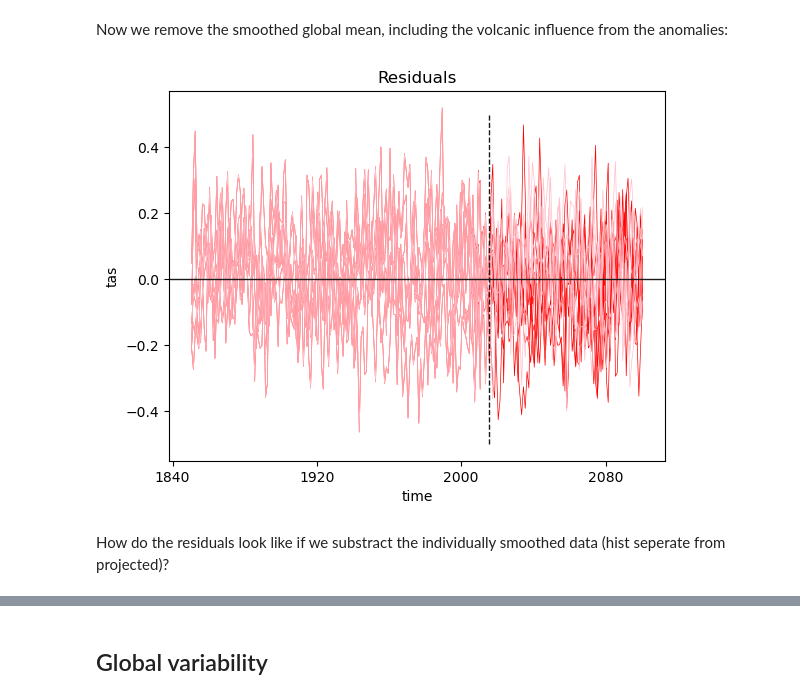
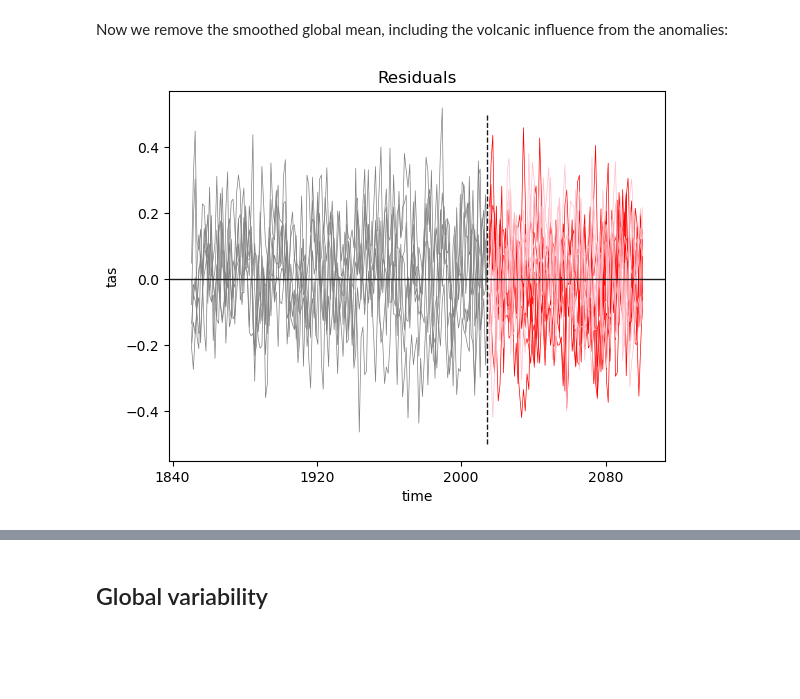
Before and after one commit to MESMER-group/mesmer, a Jupyter notebook: examples/Dataset_surfer.ipynb, the cells around one changed output, grey strips where cells are left out. Saved outputs shown, nothing was run; the diff lists cells and outputs as text; code cells hidden in the pictures; blank space fills up the shorter version.

```diff
--- a/examples/Dataset_surfer.ipynb
+++ b/examples/Dataset_surfer.ipynb
@@ -308,3 +248,0 @@ We now apply the volcanic forcing to the smoothed timeseries over the whole peri
-# %%
-# make global mean for all members for concatenated historical and future data
-tas_globmean = mesmer.weighted.global_mean(tas_anoms)
@@ -321,6 +248,0 @@ Here we now take a mean over the ensemble members, before smoothing them. It is
-# %%
-# make mean over the ensemble members and smooth them
-tas_globmean_smoothed = mesmer.stats.lowess(
-    tas_globmean.mean("member"), "time", n_steps=n_steps, use_coords=False
-)
-tas_globmean_smoothed
@@ -337,7 +251,7 @@ Now we superimpose the volcanic influence on each scenario's smoothed time serie
 # %%
-# superimpose the volcanic forcing on both scenarios individually
-tas_globmean_volc = mesmer.volc.superimpose_volcanic_influence(
-    tas_globmean_smoothed, volcanic_params, hist_period=HIST_PERIOD, dim="time"
+# superimpose the volcanic forcing on historical data
+tas_globmean_smoothed["historical"] = mesmer.volc.superimpose_volcanic_influence(
+    tas_globmean_smoothed["historical"], volcanic_params, hist_period=HIST_PERIOD, dim="time"
 )
 # %%
 f, ax = plt.subplots()
@@ -411,23 +296,25 @@ tas_hist_globmean_volc.tas.plot.line(
 # %% [markdown]
 Now we remove the smoothed global mean, including the volcanic influence from the anomalies:
 # %%
-# from the global mean substract the smoothed mean including volcanic influence for each scenario
-tas_resids_novolc = tas_globmean - tas_globmean_volc
+# from the global mean substract the smoothed mean including volcanic influence for historical
+tas_resids = tas_globmean - tas_globmean_smoothed
 # %%
-tas_resids_novolc.sel(scenario="ssp585").tas.plot.line(
+tas_resids["ssp585"].tas.plot.line(
     x="time", color="red", lw=0.5, add_legend=False
 )
-tas_resids_novolc.sel(scenario="ssp119").tas.plot.line(
+tas_resids["ssp119"].tas.plot.line(
     x="time", color="pink", lw=0.5, add_legend=False
 )
+tas_resids["historical"].tas.plot.line(
+    x="time", color="grey", lw=0.5, add_legend=False
+)
+
 
 plt.title("Residuals")
 plt.axhline(0, lw=1, color="0.1")
-histend = tas_resids_novolc.time.sel(time="2015").item()
+histend = tas_resids["historical"].time.sel(time="2014").item()
 plt.vlines(histend, -0.5, 0.5, color="0.1", linestyle="--", lw=1)
 plt.show()
 # TODO add legend for the scenarios
 # %% [output]
-[figure, old version]
+[figure, new version]
-# %% [markdown]
-How do the residuals look like if we substract the individually smoothed data (hist seperate from projected)?
```
Also changed, not shown: parts of 35 cells of this notebook.
